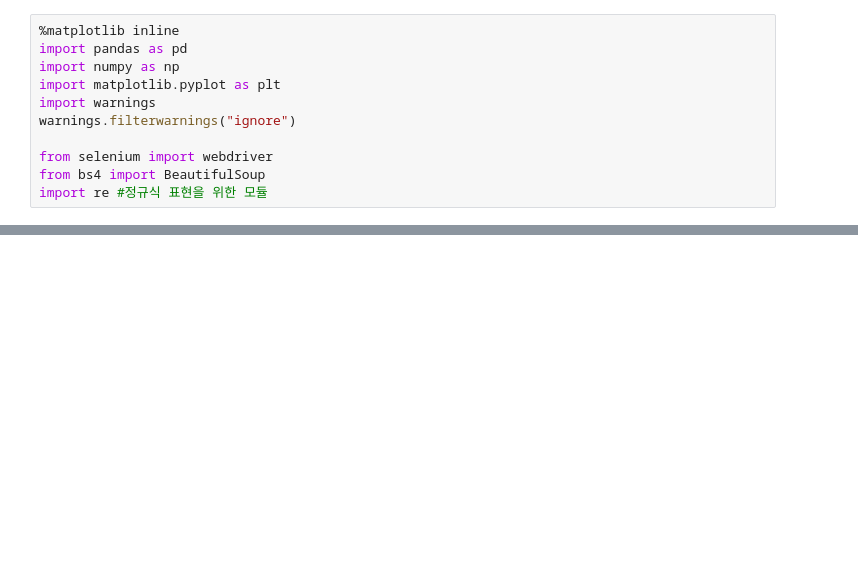
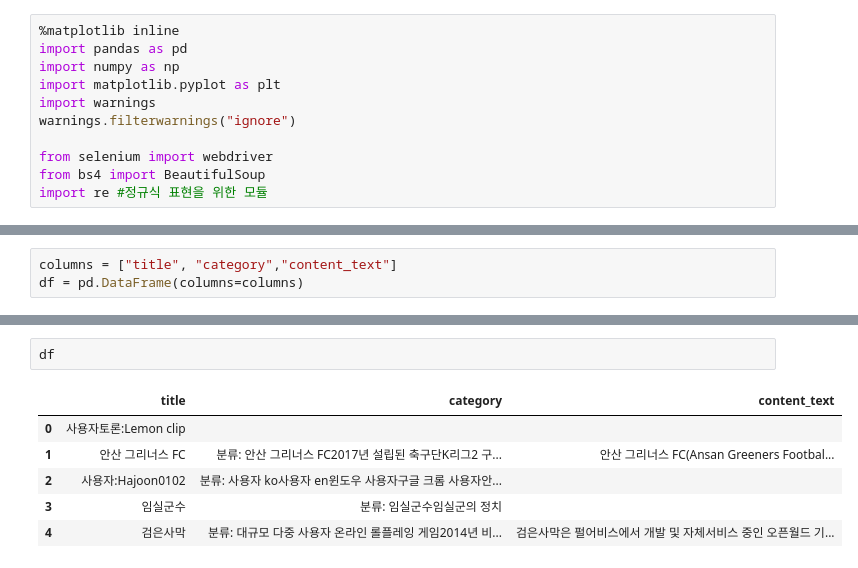
Before and after one commit to Kaya270191/github, a Jupyter notebook: MyStudyRoom/PYTHON/★★★★실습★★★★/★BigData-workspace★/220118_WebCrawling_wikipedia/220118_wikipedia.ipynb, the cells around one changed output, grey strips where cells are left out. Cells and saved outputs as stored; diff of their text form; blank space fills up the shorter version.

```diff
--- a/MyStudyRoom/PYTHON/★★★★실습★★★★/★BigData-workspace★/220118_WebCrawling_wikipedia/220118_wikipedia.ipynb
+++ b/MyStudyRoom/PYTHON/★★★★실습★★★★/★BigData-workspace★/220118_WebCrawling_wikipedia/220118_wikipedia.ipynb
@@ -116,0 +139,3 @@ print(titleList)
+# %%
+columns = ["title", "category","content_text"]
+df = pd.DataFrame(columns=columns)
@@ -116,0 +189,9 @@ print(titleList)
+# %%
+df
+# %% [output]
+|  | title | category | content_text |
+| 0 | 사용자토론:Lemon clip |  |  |
+| 1 | 안산 그리너스 FC | 분류: 안산 그리너스 FC2017년 설립된 축구단K리그2 구... | 안산 그리너스 FC(Ansan Greeners Footbal... |
+| 2 | 사용자:Hajoon0102 | 분류: 사용자 ko사용자 en윈도우 사용자구글 크롬 사용자안... |  |
+| 3 | 임실군수 | 분류: 임실군수임실군의 정치 |  |
+| 4 | 검은사막 | 분류: 대규모 다중 사용자 온라인 롤플레잉 게임2014년 비... | 검은사막은 펄어비스에서 개발 및 자체서비스 중인 오픈월드 기... |
```
Also changed, not shown: parts of 7 cells of this notebook, 31 other files.
